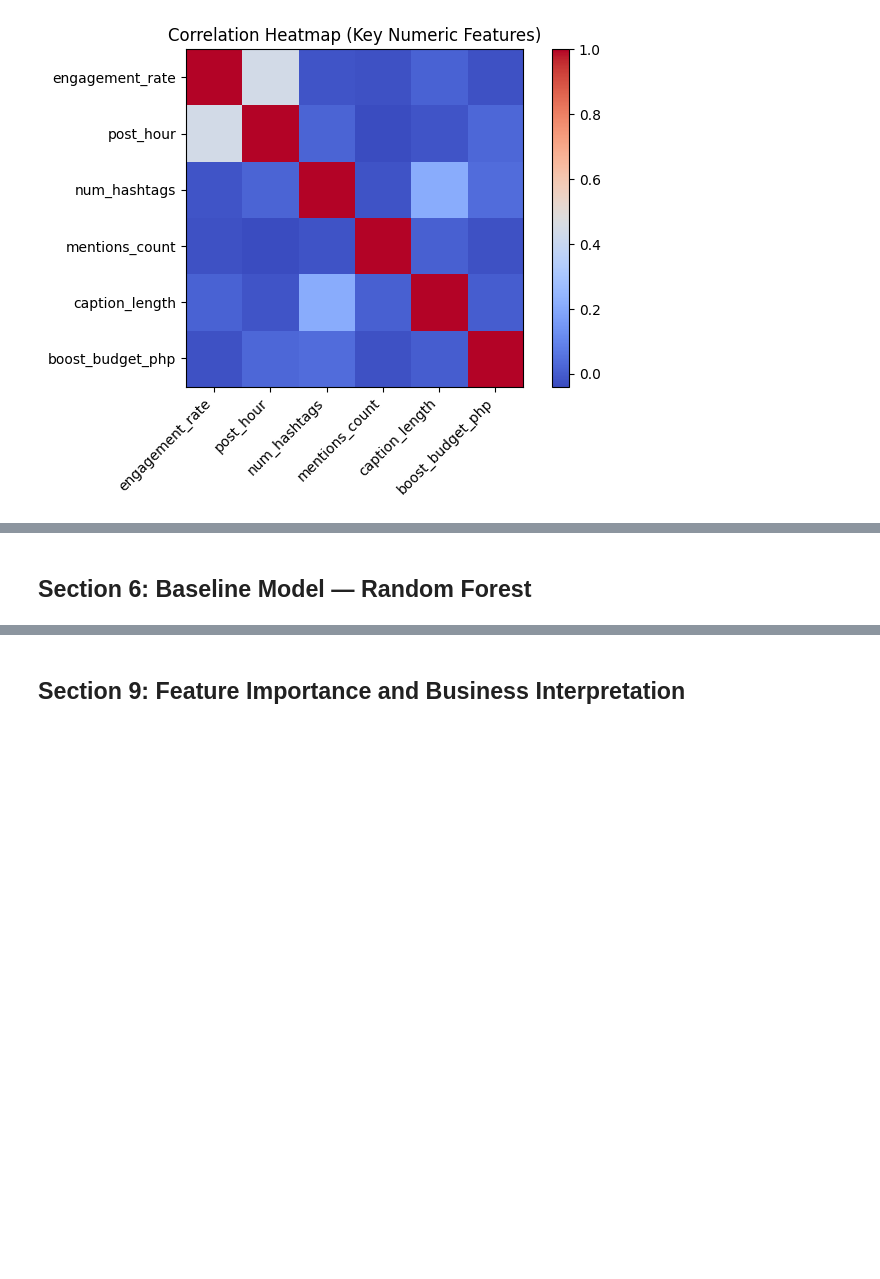
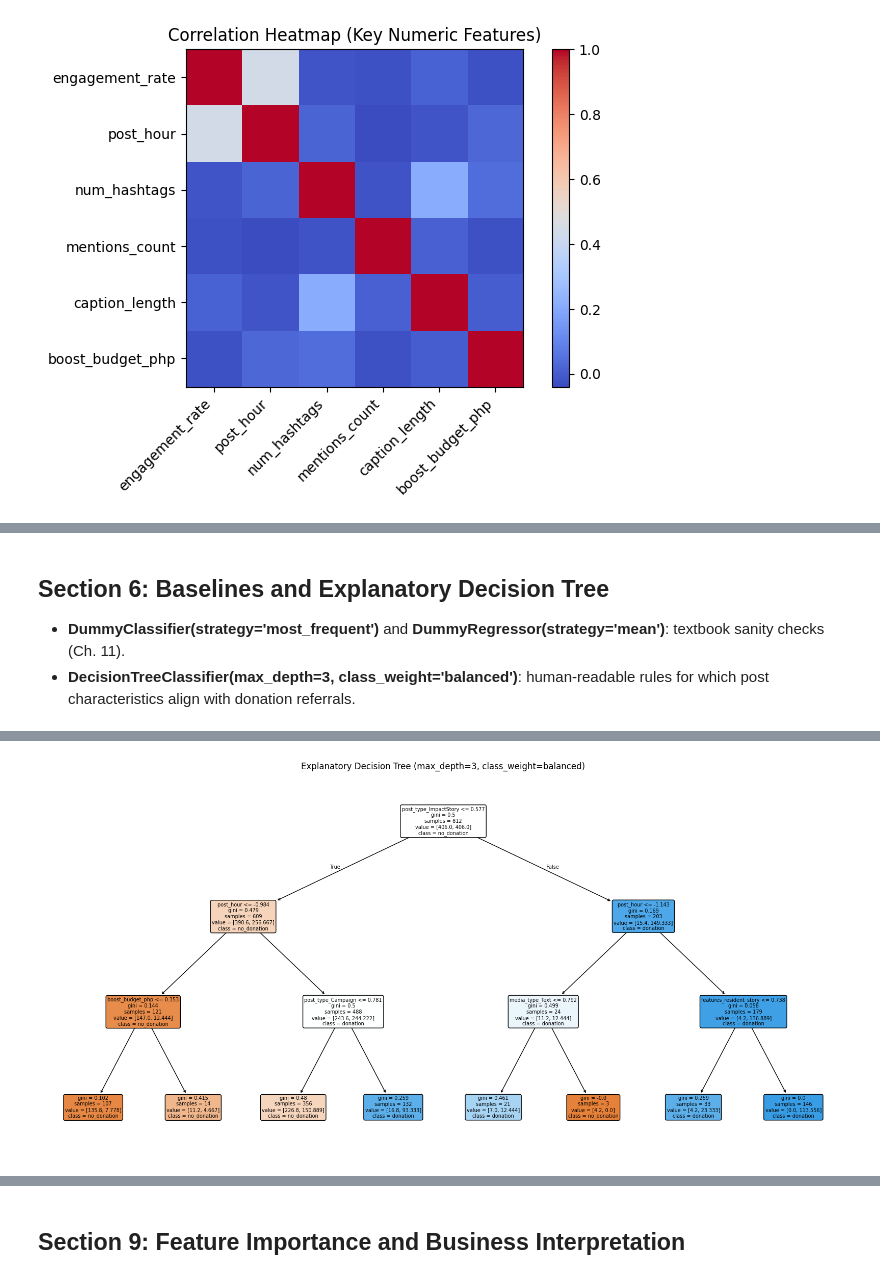
Before and after one commit to mitchsmii/Intex, a Jupyter notebook: ml_pipelines/models/02_social_engagement/social_engagement.ipynb, the cells around one changed output, grey strips where cells are left out. Cells and saved outputs as stored; diff of their text form; code cells hidden in the pictures; blank space fills up the shorter version.

Commit message:
Update pipelines 02/05 notebooks, sync artifacts, add reintegration API endpoints

```diff
--- a/ml_pipelines/models/02_social_engagement/social_engagement.ipynb
+++ b/ml_pipelines/models/02_social_engagement/social_engagement.ipynb
@@ -180,23 +259,70 @@ Classification split shapes:
 # %% [markdown]
-## Section 6: Baseline Model — Random Forest
+## Section 6: Baselines and Explanatory Decision Tree
+
+- **DummyClassifier(strategy='most_frequent')** and **DummyRegressor(strategy='mean')**:
+  textbook sanity checks (Ch. 11).
+- **DecisionTreeClassifier(max_depth=3, class_weight='balanced')**:
+  human-readable rules for which post characteristics align with donation referrals.
 # %%
-from sklearn.ensemble import RandomForestClassifier, RandomForestRegressor
 from sklearn.metrics import f1_score, mean_squared_error, r2_score, recall_score
+from sklearn.model_selection import cross_val_predict
+from sklearn.tree import DecisionTreeClassifier, plot_tree, export_text
+from sklearn.pipeline import Pipeline as SkPipeline
+from sklearn.impute import SimpleImputer
+from sklearn.preprocessing import StandardScaler
 
 from utils.evaluation import evaluate_classifier, evaluate_regressor
 
-rf_reg = RandomForestRegressor(n_estimators=200, random_state=42)
-rf_reg.fit(X_train_reg, y_train_reg)
-y_pred_rf_reg = rf_reg.predict(X_test_reg)
-evaluate_regressor(y_test_reg, y_pred_rf_reg, "Random Forest Regressor")
+# Ch. 11: dummy baselines — OOF predictions via cross_val_predict (Ch. 15)
+dummy_clf = DummyClassifier(strategy="most_frequent")
+dummy_reg = DummyRegressor(strategy="mean")
 
-rf_clf = RandomForestClassifier(n_estimators=200, class_weight="balanced", random_state=42)
-rf_clf.fit(X_train_clf, y_train_clf)
-y_pred_rf_clf = rf_clf.predict(X_test_clf)
-evaluate_classifier(y_test_clf, y_pred_rf_clf, "Random Forest Classifier")
+oof_dummy_clf = cross_val_predict(dummy_clf, X, y_clf, cv=cv_clf)
+oof_dummy_reg = cross_val_predict(dummy_reg, X, y_reg, cv=cv_reg)
 
-rf_r2 = r2_score(y_test_reg, y_pred_rf_reg)
-rf_rmse = mean_squared_error(y_test_reg, y_pred_rf_reg) ** 0.5
-rf_recall = recall_score(y_test_clf, y_pred_rf_clf, zero_division=0)
-rf_f1 = f1_score(y_test_clf, y_pred_rf_clf, zero_division=0)
+evaluate_classifier(y_clf, oof_dummy_clf, "DummyClassifier OOF (most_frequent)")
+evaluate_regressor(y_reg, oof_dummy_reg, "DummyRegressor OOF (mean)")
+
+dummy_clf_recall = recall_score(y_clf, oof_dummy_clf, zero_division=0)
+dummy_clf_f1 = f1_score(y_clf, oof_dummy_clf, zero_division=0)
+dummy_reg_r2 = r2_score(y_reg, oof_dummy_reg)
+dummy_reg_rmse = mean_squared_error(y_reg, oof_dummy_reg) ** 0.5
+
+# Explanatory tree: imputer + scaler only (Ch. 9) so plot_tree / export_text use X.columns
+explain_clf_pipe = SkPipeline([
+    ("imputer", SimpleImputer(strategy="median")),
+    ("scaler", StandardScaler()),
+    (
+        "model",
+        DecisionTreeClassifier(max_depth=3, class_weight="balanced", random_state=42),
+    ),
+])
+explain_clf_pipe.fit(X, y_clf)
+
+fig, ax = plt.subplots(figsize=(16, 8))
+plot_tree(
+    explain_clf_pipe.named_steps["model"],
+    feature_names=list(X.columns),
+    class_names=["no_donation", "donation"],
+    filled=True,
+    rounded=True,
+    fontsize=7,
+    ax=ax,
+)
+plt.title("Explanatory Decision Tree (max_depth=3, class_weight=balanced)")
+plt.tight_layout()
+plt.show()
+
+tree_rules = export_text(
+    explain_clf_pipe.named_steps["model"],
+    feature_names=list(X.columns),
+)
+print(tree_rules)
+
+# Ch. 9: root split = first partition the tree uses at this depth cap
+_tree = explain_clf_pipe.named_steps["model"].tree_
+if _tree.feature[0] >= 0:
+    print(f"\nRoot split feature (scaled input space): {X.columns[_tree.feature[0]]}")
+else:
+    print("\nTree is a single leaf (no splits).")
 # %% [output]
@@ -215,0 +342 @@ Confusion Matrix:
+[figure, added]
```
Also changed, not shown: parts of 11 cells of this notebook, 16 other files.
